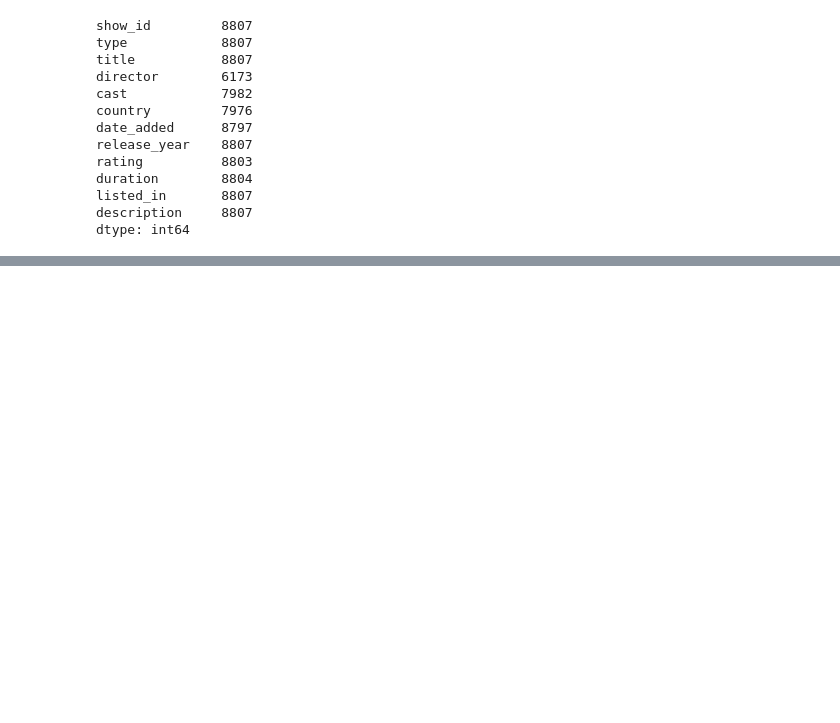
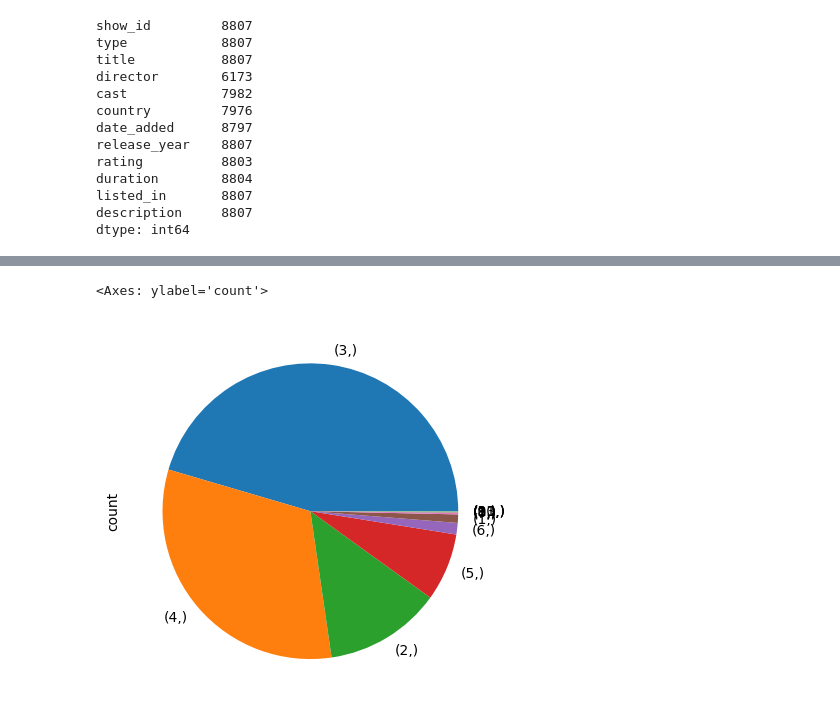
Before and after one commit to trudova/python-projects, a Jupyter notebook: pandas/first.ipynb, the cells around one changed output, grey strips where cells are left out. Saved outputs shown, nothing was run; the diff lists cells and outputs as text; code cells hidden in the pictures; blank space fills up the shorter version.

```diff
--- a/pandas/first.ipynb
+++ b/pandas/first.ipynb
@@ -368,0 +780,5 @@ dtype: int64
+# %%
+housing[[ 'bedrooms']].value_counts().plot(kind='pie')
+# %% [output]
+<Axes: ylabel='count'>
+[figure, added]
```
Also changed, not shown: parts of 40 cells of this notebook.
